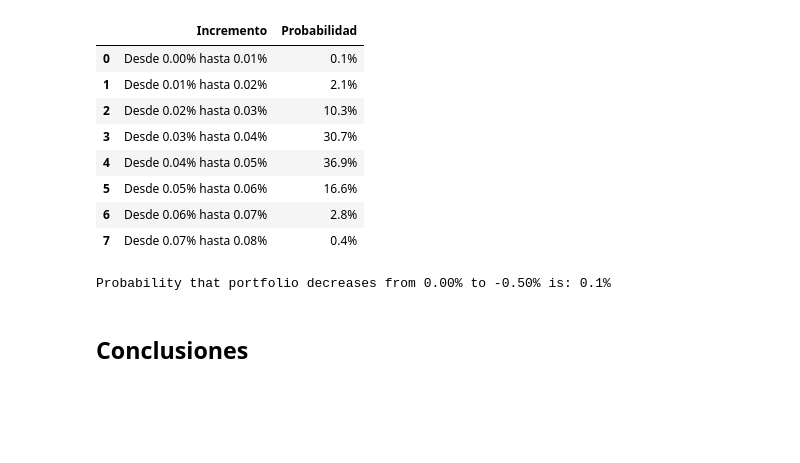
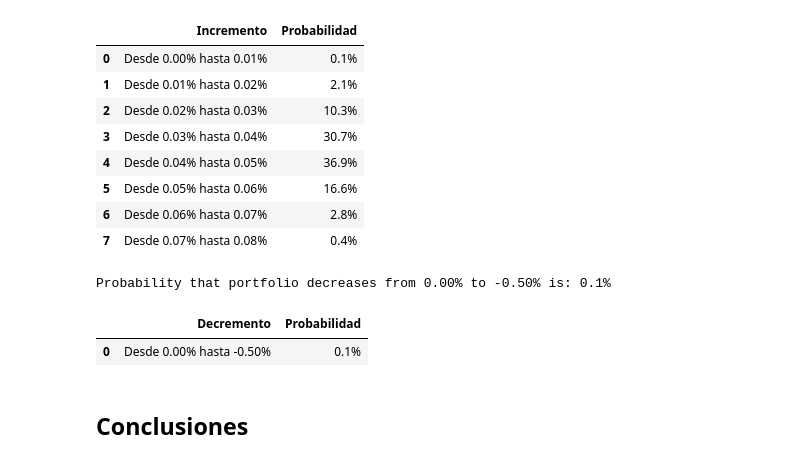
Before and after one commit to RHDZMOTA/simulacion_riesgos, a Jupyter notebook: p1/Trabajo 01 Simulación de Riesgos Financieros.ipynb, the cells around one changed output. Drawn from its saved outputs; the diff is of its cells as text; code cells hidden in the pictures; blank space fills up the shorter version.

Commit message:
add probability tables

```diff
--- a/p1/Trabajo 01 Simulación de Riesgos Financieros.ipynb
+++ b/p1/Trabajo 01 Simulación de Riesgos Financieros.ipynb
@@ -1514,15 +1514,22 @@ Probability that portfolio increases from 0.07% to 0.08% is: 0.4%
 # %%
 prev = 0
 step = 0.005
+core = {'Decremento':[],'Probabilidad':[]}
 for i in np.arange(step,1,step):
     ref = getProbability(initial_value*(1-prev),port_value,grater_than=False)
     pr  = getProbability(initial_value*(1-i),port_value,grater_than=False)
     print('Probability that portfolio decreases from {:0.2f}% to {:0.2f}% is: {:0.4}%'.format(-100*prev,-100*i,100*(ref-pr)))
+    core['Decremento'].append('Desde {:0.2f}% hasta {:0.2f}%'.format(-100*prev,-100*i))
+    core['Probabilidad'].append('{:0.4}%'.format(100*(ref-pr)))
     prev = i
     if pr < 0.000001:
         break
+
+pd.DataFrame(core)
 # %% [output]
 Probability that portfolio decreases from 0.00% to -0.50% is: 0.1%
+|  | Decremento | Probabilidad |
+| 0 | Desde 0.00% hasta -0.50% | 0.1% |
 # %% [markdown]
 ## Conclusiones
 # %% [markdown]
```
